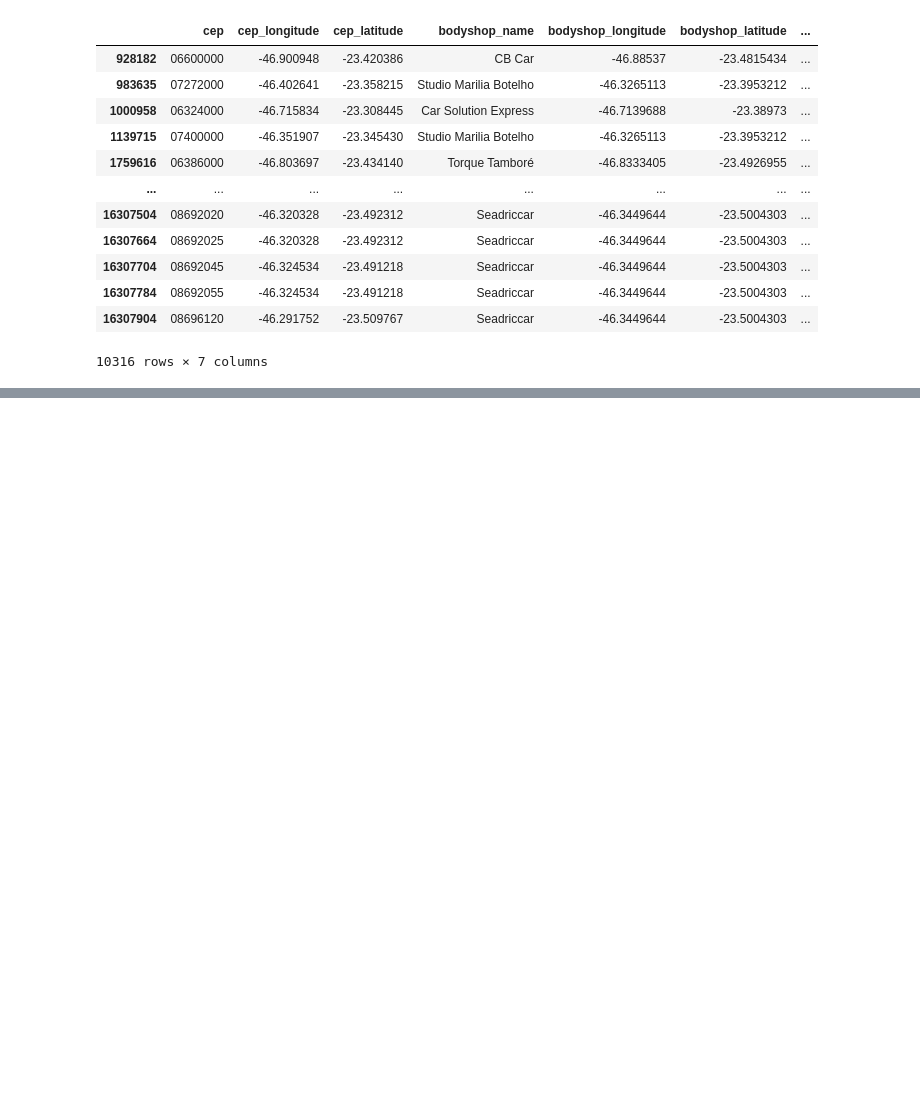
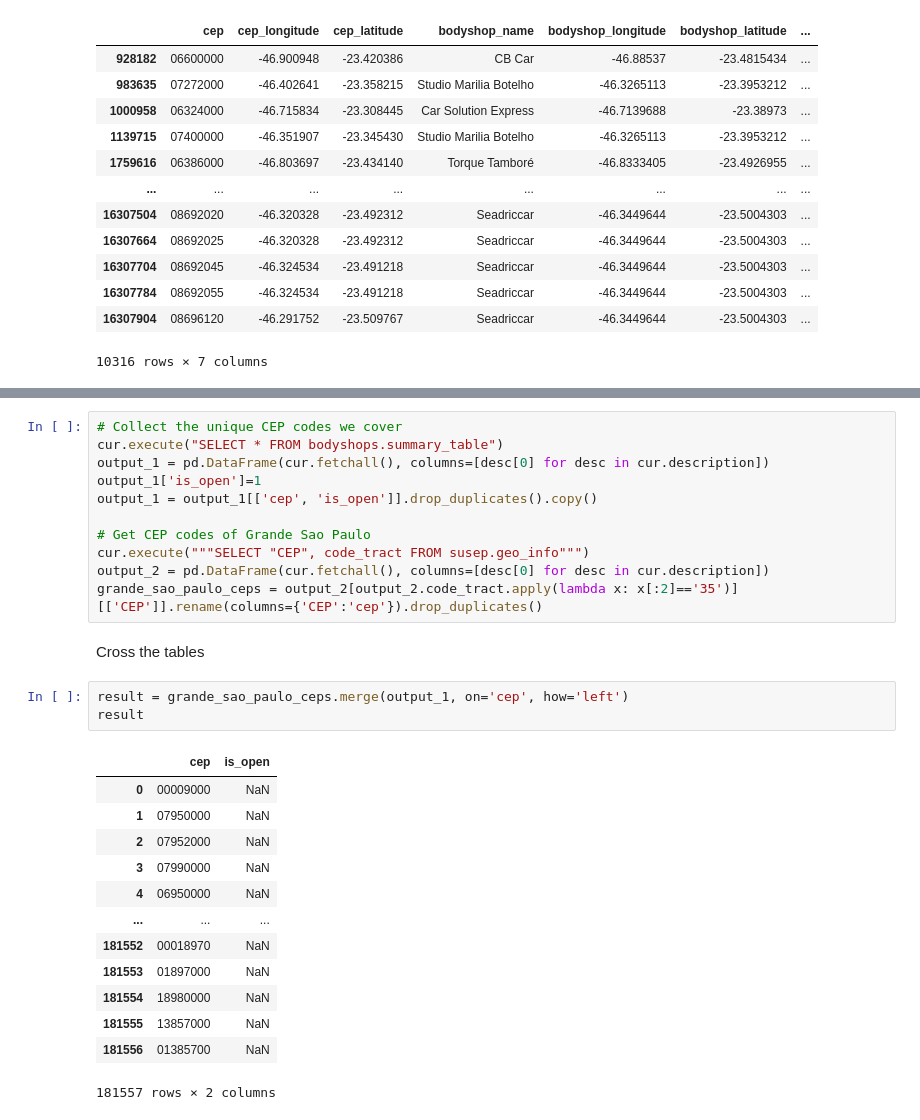
Before and after one commit to AlbertoSCF/location_data_analysis, a Jupyter notebook: 1-cep_codes_table_ETL.ipynb, the cells around one changed output, grey strips where cells are left out. Drawn from its saved outputs; the diff is of its cells as text; blank space fills up the shorter version.

```diff
--- a/1-cep_codes_table.ipynb
+++ b/1-cep_codes_table_ETL.ipynb
@@ -181,0 +238,30 @@ ceps_in_range.head(10)
+# %%
+# Collect the unique CEP codes we cover
+cur.execute("SELECT * FROM bodyshops.summary_table")
+output_1 = pd.DataFrame(cur.fetchall(), columns=[desc[0] for desc in cur.description])
+output_1['is_open']=1
+output_1 = output_1[['cep', 'is_open']].drop_duplicates().copy()
+
+# Get CEP codes of Grande Sao Paulo
+cur.execute("""SELECT "CEP", code_tract FROM susep.geo_info""")
+output_2 = pd.DataFrame(cur.fetchall(), columns=[desc[0] for desc in cur.description])
+grande_sao_paulo_ceps = output_2[output_2.code_tract.apply(lambda x: x[:2]=='35')][['CEP']].rename(columns={'CEP':'cep'}).drop_duplicates()
+# %% [markdown]
+Cross the tables
+# %%
+result = grande_sao_paulo_ceps.merge(output_1, on='cep', how='left')
+result
+# %% [output]
+|  | cep | is_open |
+| 0 | 00009000 | NaN |
+| 1 | 07950000 | NaN |
+| 2 | 07952000 | NaN |
+| 3 | 07990000 | NaN |
+| 4 | 06950000 | NaN |
+| ... | ... | ... |
+| 181552 | 00018970 | NaN |
+| 181553 | 01897000 | NaN |
+| 181554 | 18980000 | NaN |
+| 181555 | 13857000 | NaN |
+| 181556 | 01385700 | NaN |
+181557 rows × 2 columns
```
Also changed, not shown: parts of 25 cells of this notebook, 2 other files.
